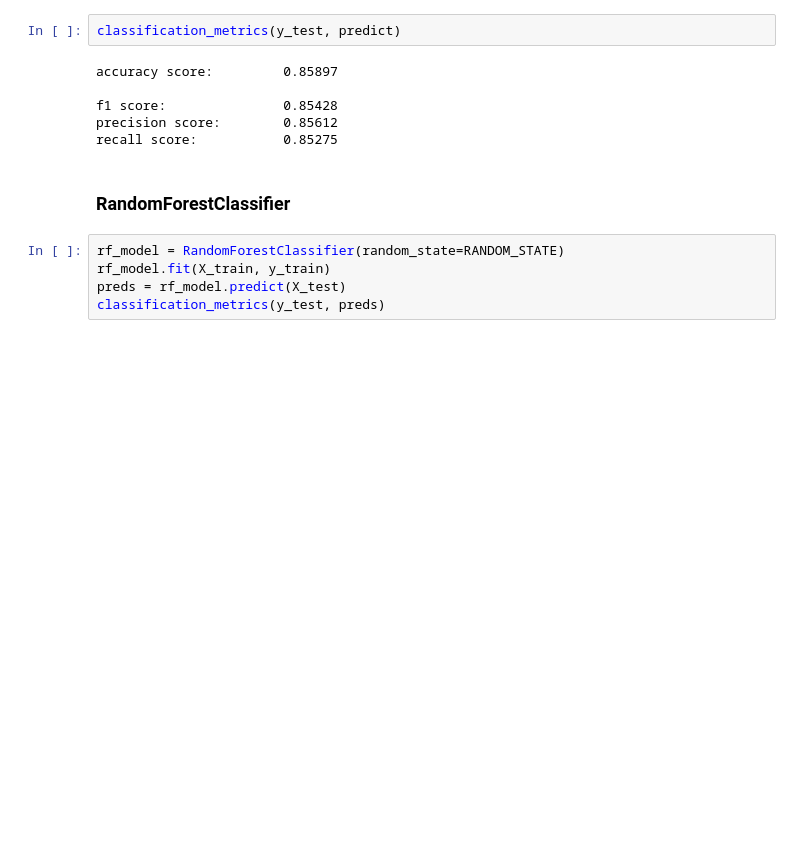
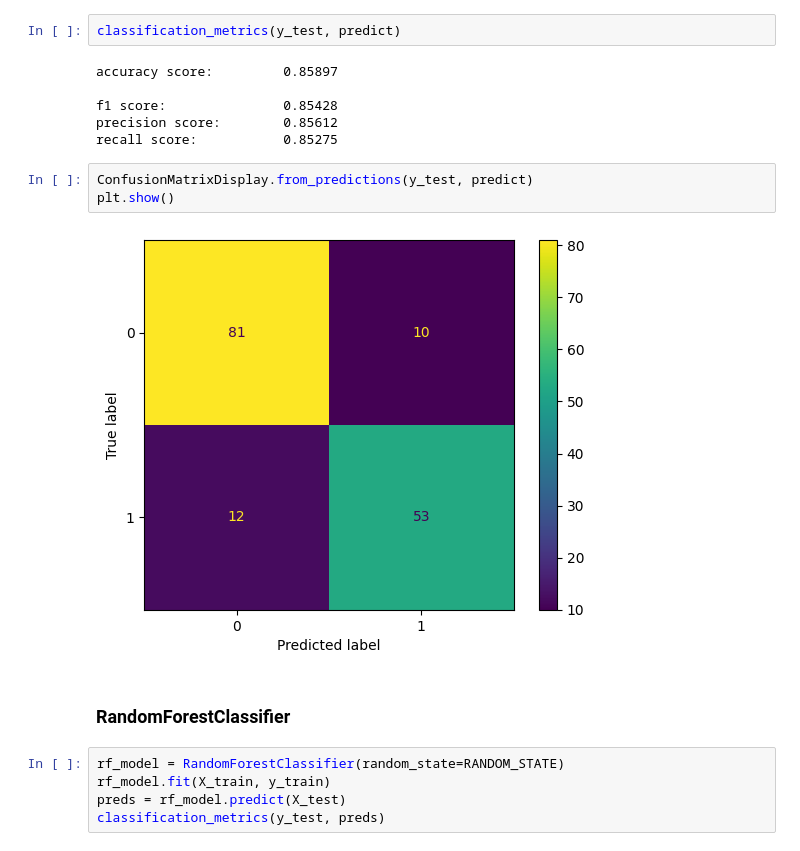
Before and after one commit to VitalyGladyshev/med_work, a Jupyter notebook: HD_HW_03.ipynb, the cells around one changed output. Drawn from its saved outputs; the diff is of its cells as text; blank space fills up the shorter version.

```diff
--- a/HD_HW_03.ipynb
+++ b/HD_HW_03.ipynb
@@ -465,6 +465,11 @@ accuracy score:         0.85897
 f1 score:               0.85428
 precision score:        0.85612
 recall score:           0.85275
+# %%
+ConfusionMatrixDisplay.from_predictions(y_test, predict)
+plt.show()
+# %% [output]
+[figure, added]
 # %% [markdown]
 ### RandomForestClassifier
 # %%
```
Also changed, not shown: parts of 14 cells of this notebook.
